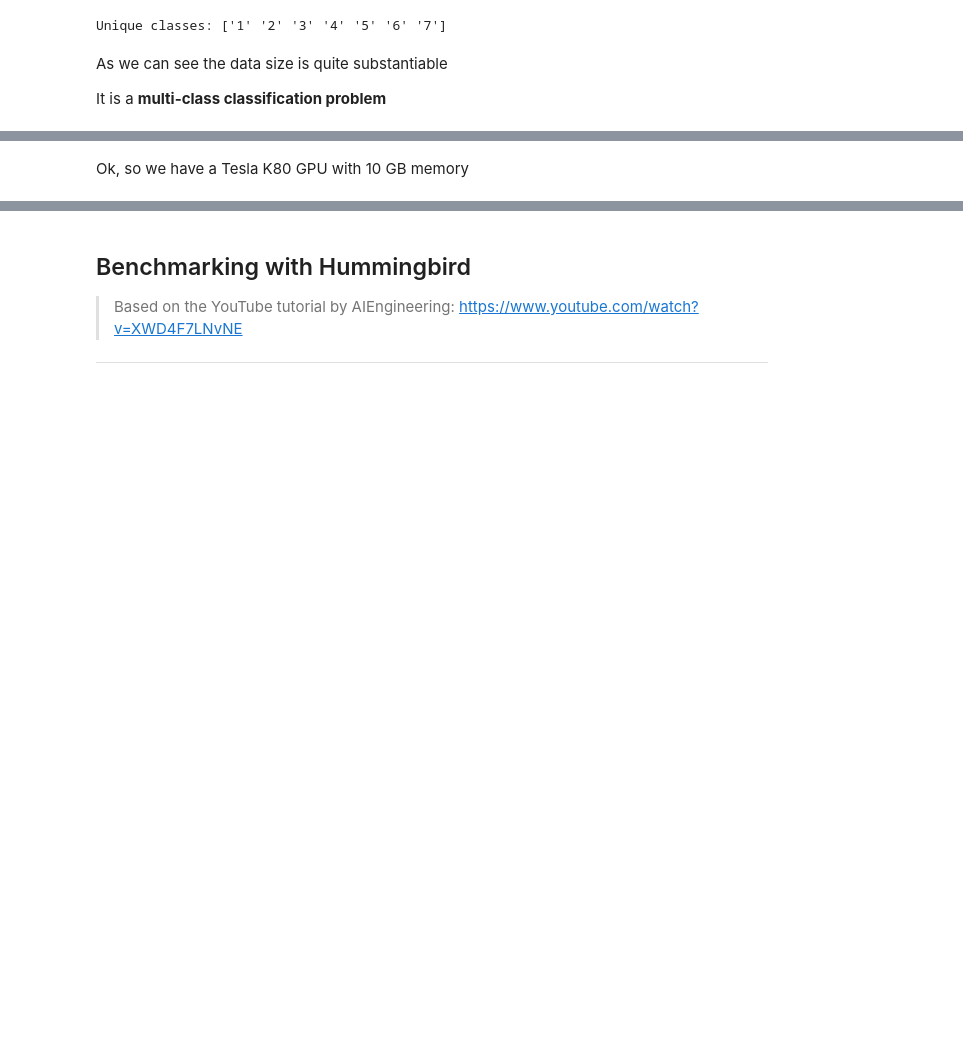
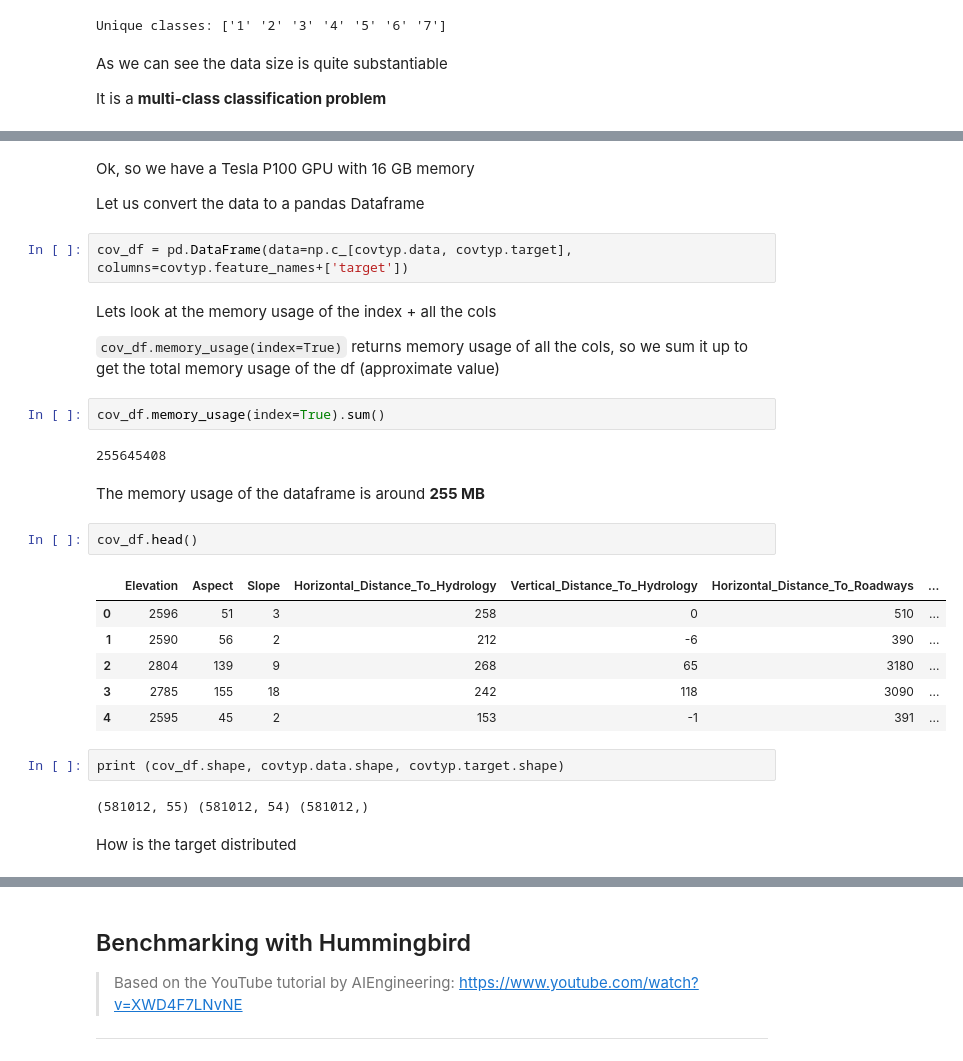
Before and after one commit to ShaunakSen/ML-Engineering, a Jupyter notebook: Benchmarking_XGBoost_with_GPU_and_HummingBird.ipynb, the cells around one changed output, grey strips where cells are left out. Drawn from its saved outputs; the diff is of its cells as text; blank space fills up the shorter version.

Commit message:
preprocessing the data

```diff
--- a/Benchmarking_XGBoost_with_GPU_and_HummingBird.ipynb
+++ b/Benchmarking_XGBoost_with_GPU_and_HummingBird.ipynb
@@ -85,4 +85,33 @@ Sat Jun 13 08:44:21 2020
 |  No running processes found                                                 |
 +-----------------------------------------------------------------------------+
 # %% [markdown]
-Ok, so we have a Tesla K80 GPU with 10 GB memory
+Ok, so we have a Tesla P100 GPU with 16 GB memory
+
+Let us convert the data to a pandas Dataframe
+# %%
+cov_df = pd.DataFrame(data=np.c_[covtyp.data, covtyp.target], columns=covtyp.feature_names+['target'])
+# %% [markdown]
+Lets look at the memory usage of the index + all the cols
+
+`cov_df.memory_usage(index=True)` returns memory usage of all the cols, so we sum it up to get the total memory usage of the df (approximate value)
+# %%
+cov_df.memory_usage(index=True).sum()
+# %% [output]
+255645408
+# %% [markdown]
+The memory usage of the dataframe is around **255 MB**
+# %%
+cov_df.head()
+# %% [output]
+|  | Elevation | Aspect | Slope | Horizontal_Distance_To_Hydrology | Vertical_Distance_To_Hydrology | Horizontal_Distance_To_Roadways | ... |
+| 0 | 2596 | 51 | 3 | 258 | 0 | 510 | ... |
+| 1 | 2590 | 56 | 2 | 212 | -6 | 390 | ... |
+| 2 | 2804 | 139 | 9 | 268 | 65 | 3180 | ... |
+| 3 | 2785 | 155 | 18 | 242 | 118 | 3090 | ... |
+| 4 | 2595 | 45 | 2 | 153 | -1 | 391 | ... |
+# %%
+print (cov_df.shape, covtyp.data.shape, covtyp.target.shape)
+# %% [output]
+(581012, 55) (581012, 54) (581012,)
+# %% [markdown]
+How is the target distributed
```
Also changed, not shown: parts of 10 cells of this notebook.
